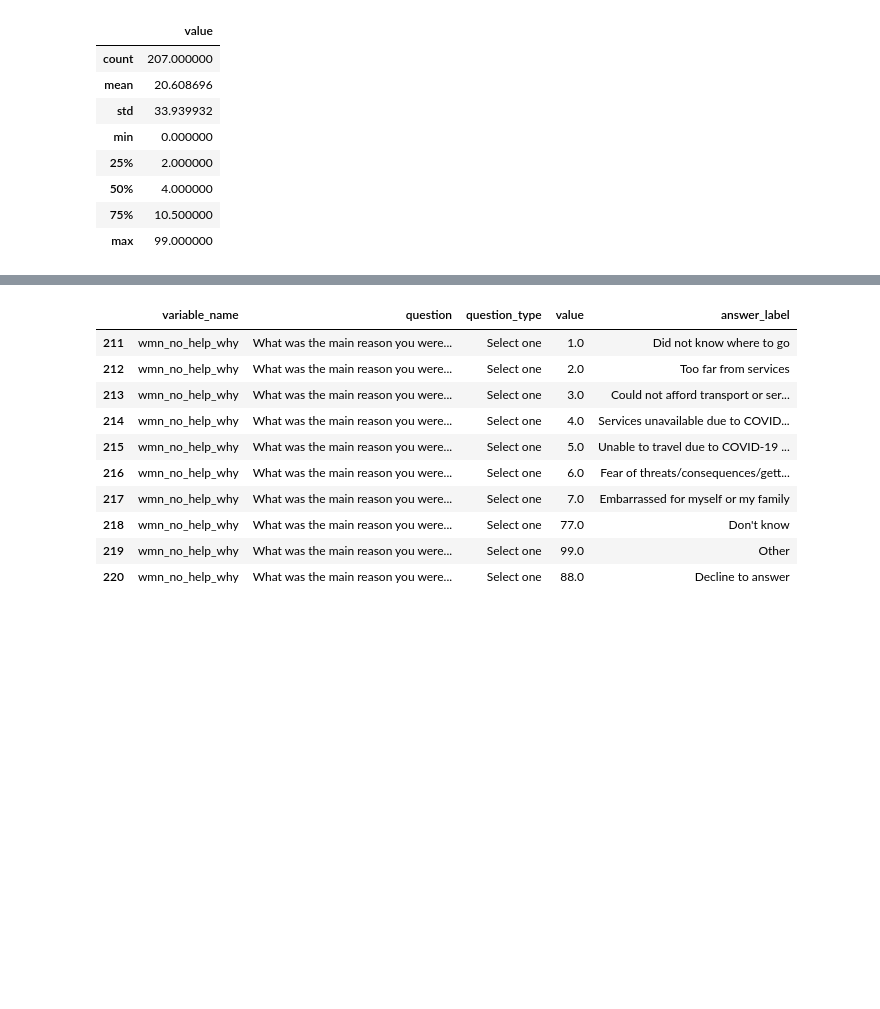
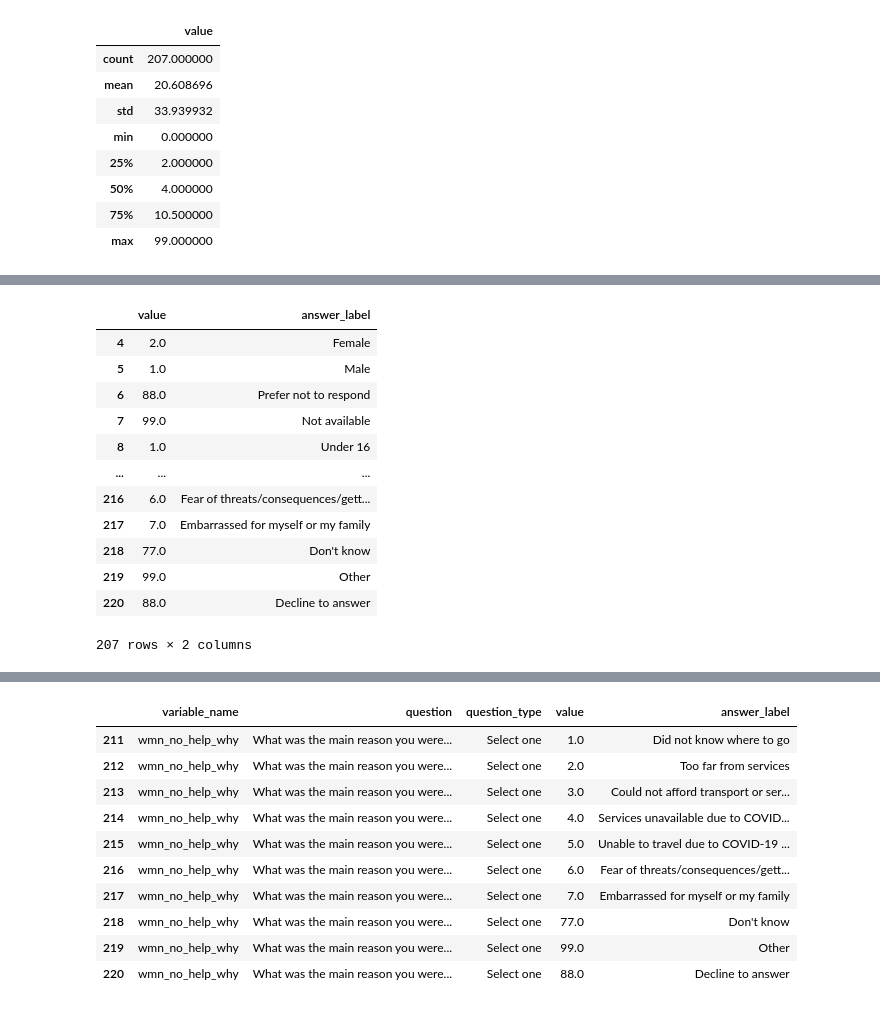
Before and after one commit to hgf700/Lessons_About_Data, a Jupyter notebook: Lab1/Untitled.ipynb, the cells around one changed output, grey strips where cells are left out. Drawn from its saved outputs; the diff is of its cells as text; code cells hidden in the pictures; blank space fills up the shorter version.

```diff
--- a/Lab1/Untitled.ipynb
+++ b/Lab1/Untitled.ipynb
@@ -118,0 +138,20 @@ df.describe()
+# %%
+# •przedstawi´c wyb´or wierszy i kolumny u˙ zywaja˛c nazw oraz indeks´ow nar´o˙zne sposoby
+
+df["value"]
+df.value
+df[["value","answer_label"]]
+# %% [output]
+|  | value | answer_label |
+| 4 | 2.0 | Female |
+| 5 | 1.0 | Male |
+| 6 | 88.0 | Prefer not to respond |
+| 7 | 99.0 | Not available |
+| 8 | 1.0 | Under 16 |
+| ... | ... | ... |
+| 216 | 6.0 | Fear of threats/consequences/gett... |
+| 217 | 7.0 | Embarrassed for myself or my family |
+| 218 | 77.0 | Don't know |
+| 219 | 99.0 | Other |
+| 220 | 88.0 | Decline to answer |
+207 rows × 2 columns
```
Also changed, not shown: parts of 7 cells of this notebook.
